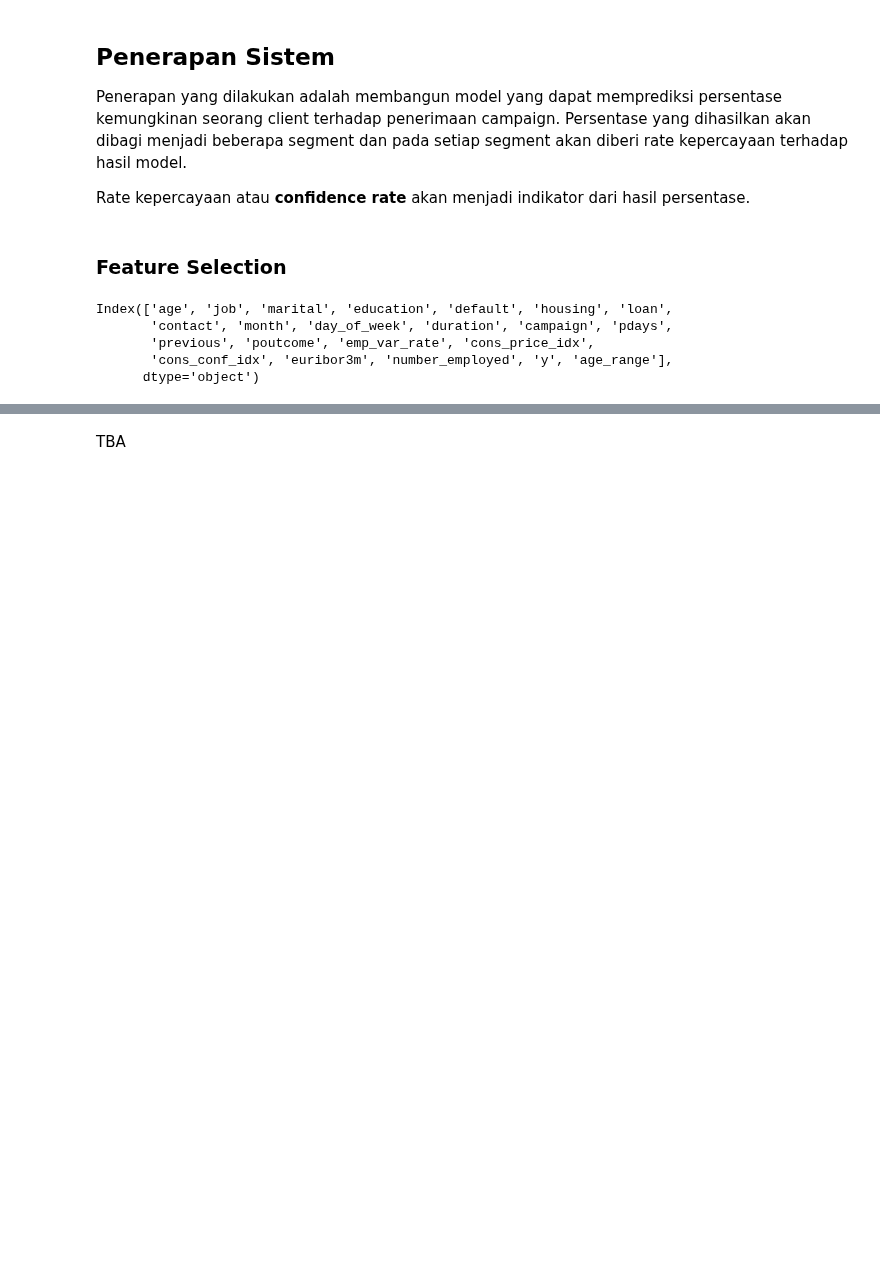
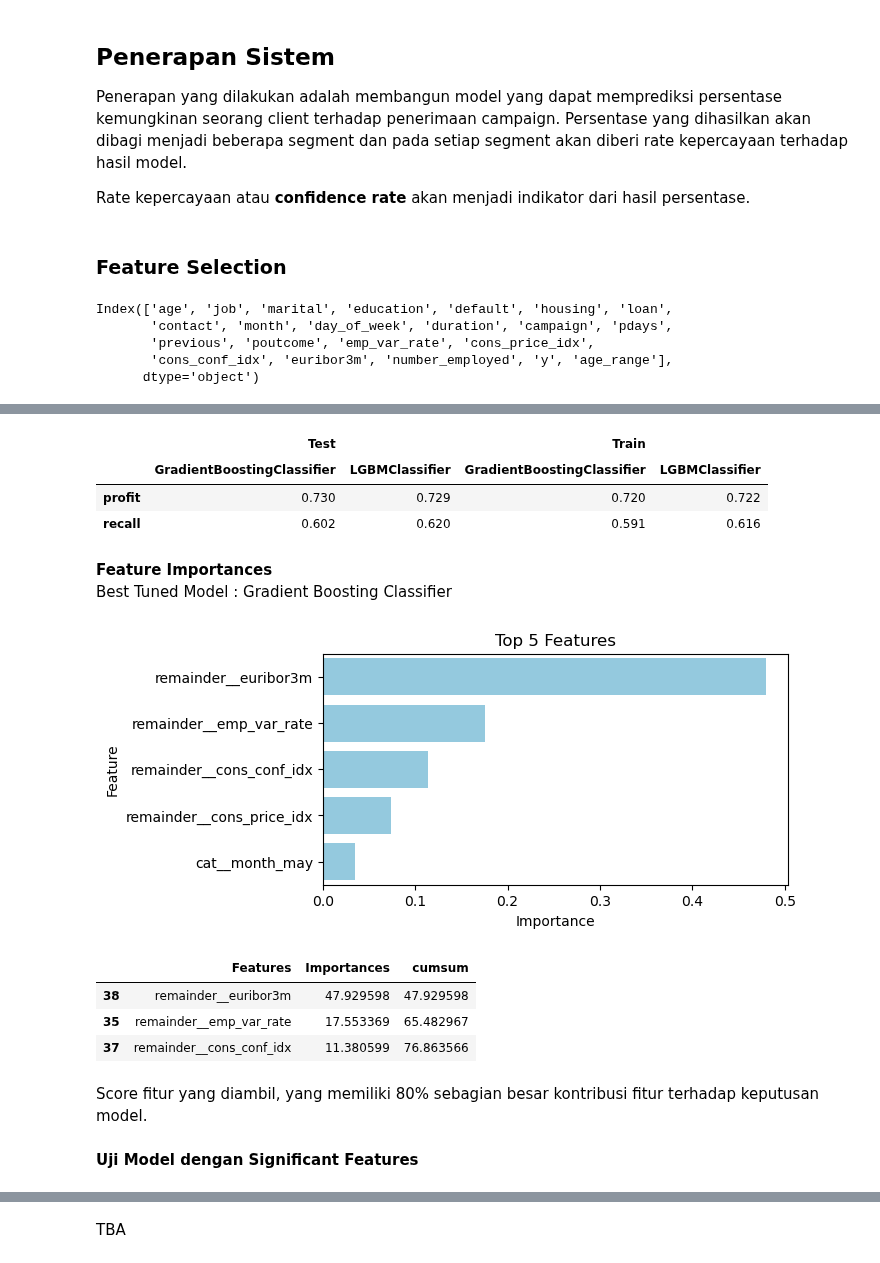
Before and after one commit to clarentcelsia/Analytics, a Jupyter notebook: ml/bank_telemarketing.ipynb, the cells around one changed output, grey strips where cells are left out. Drawn from its saved outputs; the diff is of its cells as text; code cells hidden in the pictures; blank space fills up the shorter version.

```diff
--- a/ml/bank_telemarketing.ipynb
+++ b/ml/bank_telemarketing.ipynb
@@ -1611,0 +1884,3 @@ target = df['y']
+# %%
+cv_models = [lgbm, gradient_boost]
+cv_samplings = [ros]
@@ -1611,0 +1977,21 @@ target = df['y']
+# %%
+max_depth = np.arange(2, 8, 1)
+learning_rate = [0.05, 0.01, 0.1, 0.5, 1.0]
+n_estimators = np.arange(50, 500, 50)
+subsample = list(np.arange(0.5, 1, 0.1))
+subsample.append(1.0)
+max_features = list(np.arange(1, 31))
+max_features.append(None)
+params = {
+    'model__max_depth':max_depth , # kedalaman tree (def: 3)
+    'model__learning_rate':learning_rate, # regularization (def: 0.1)
+    'model__n_estimators':n_estimators, # jumlah tree (def: 100)
+    'model__max_features': max_features, # n features for best split (def: None)
+    'model__subsample':subsample # sampling rate (def: 1)
+}
+
+pmodel = pipe_model(preprocessor=preprocessor, scaler=scaler, undersampler=tomek, oversampler=ros, estimator=gradient_boost)
+
+gradboost = find_best_param_bayes(estimator=pmodel, params=params, score=profit_score, n_iter=200)
+
+gradboost.fit(X_train, y_train)
@@ -1611,0 +2141,40 @@ target = df['y']
+# %%
+pd.concat([pd.DataFrame(tuned_pred_result).round(3), pd.DataFrame(tuned_pred_result_train).round(3)], axis=1, keys=['Test', 'Train'])
+# %% [output]
+|  | Test |  | Train |  |
+|  | GradientBoostingClassifier | LGBMClassifier | GradientBoostingClassifier | LGBMClassifier |
+| profit | 0.730 | 0.729 | 0.720 | 0.722 |
+| recall | 0.602 | 0.620 | 0.591 | 0.616 |
+# %% [markdown]
+**Feature Importances**<br>
+Best Tuned Model : Gradient Boosting Classifier
+# %%
+tuned_gradboost = gradboost.best_estimator_
+# %%
+gradboost_features = tuned_gradboost.named_steps['model'].feature_importances_
+# %%
+importance_df = pd.DataFrame({
+    "Features": preprocessor.get_feature_names_out(),
+    "Importances": gradboost_features
+}).sort_values(by='Importances', ascending=False)
+
+plt.figure(figsize=(6, 3))
+sns.barplot(x='Importances', y='Features', data=importance_df.nlargest(5, columns=['Importances']), color='skyblue')
+plt.title('Top 5 Features')
+plt.xlabel('Importance')
+plt.ylabel('Feature')
+plt.show()
+# %% [output]
+[figure, added]
+# %%
+importance_df_ = importance_df.copy()
+importance_df_['Importances'] = importance_df_['Importances']*100
+importance_df_['cumsum'] = importance_df_['Importances'].cumsum()
+importance_df_[importance_df_['cumsum'] <= 80]
+# %% [output]
+|  | Features | Importances | cumsum |
+| 38 | remainder__euribor3m | 47.929598 | 47.929598 |
+| 35 | remainder__emp_var_rate | 17.553369 | 65.482967 |
+| 37 | remainder__cons_conf_idx | 11.380599 | 76.863566 |
+# %% [markdown]
+Score fitur yang diambil, yang memiliki 80% sebagian besar kontribusi fitur terhadap keputusan model.
@@ -1611,0 +2184,2 @@ target = df['y']
+# %% [markdown]
+**Uji Model dengan Significant Features**
```
Also changed, not shown: parts of 88 cells of this notebook.
